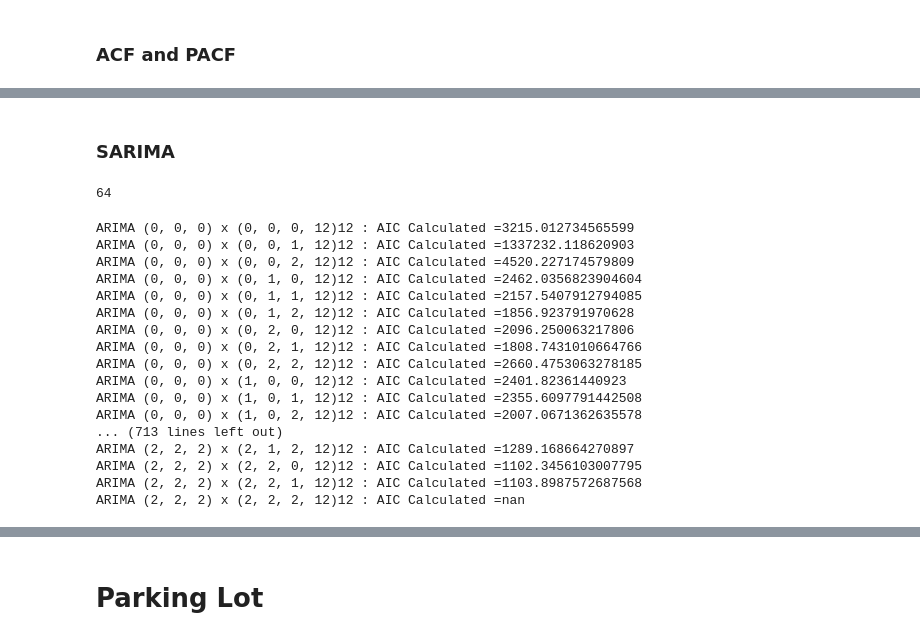
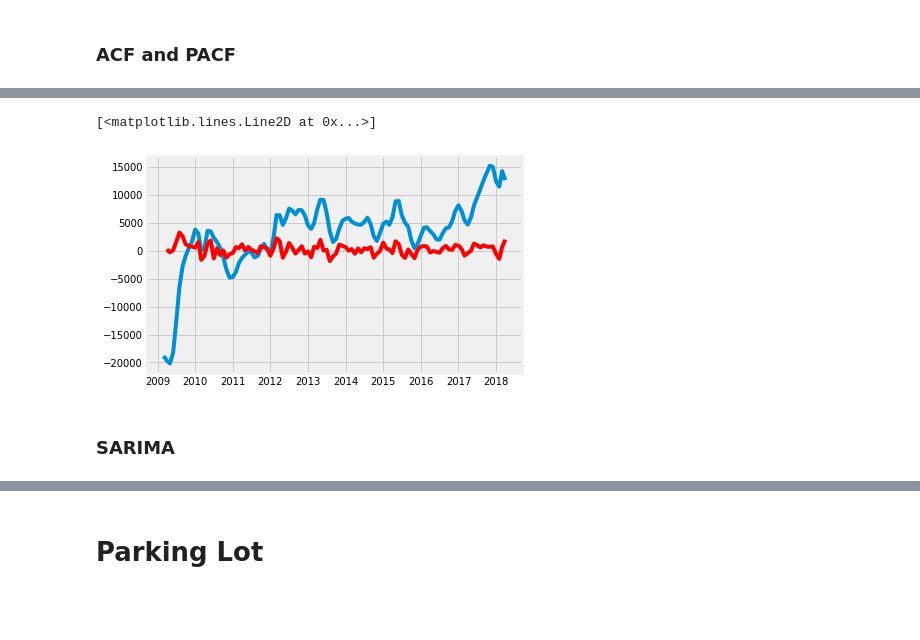
Before and after one commit to rab175/dsc-mod-4-project-online-ds-pt-071519, a Jupyter notebook: Mod 4 Project Notebook.ipynb, the cells around one changed output, grey strips where cells are left out. Cells and saved outputs as stored; diff of their text form; code cells hidden in the pictures; blank space fills up the shorter version.

```diff
--- a/Mod 4 Project Notebook.ipynb
+++ b/Mod 4 Project Notebook.ipynb
@@ -994,50 +1079,42 @@ plot_pacf(wh_ts,ax=ax, lags=40);
+# %%
+model = ARIMA(sj_roll_3.dropna(), order=(0, 1, 1))
+results_AR = model.fit(disp=-1)
+plt.plot(sj_roll_3)
+plt.plot(results_AR.fittedvalues, color='red')
+# plt.title('RSS: %.4f'% sum((results_AR.fittedvalues-ts_log_diff)**2))
+# %% [output]
+[<matplotlib.lines.Line2D at 0x...>]
+[figure, added]
 # %% [markdown]
 ### SARIMA
-# %%
-2**6
-# %% [output]
-64
 # %%
-# Define the p, d and q parameters to take any value between 0 and 2
-p = d = q = range(0, 3)
+def SARIMA_iterator(ts, order=2):
 
-# Generate all different combinations of p, q and q triplets
-pdq = list(itertools.product(p, d, q))
+    # Define the p, d and q parameters to take any value between 0 and 2
+    p = d = q = range(0, order)
 
-# Generate all different combinations of seasonal p, q and q triplets
-pdqs = [(x[0], x[1], x[2], 12) for x in list(itertools.product(p, d, q))]
+    # Generate all different combinations of p, q and q triplets
+    pdq = list(itertools.product(p, d, q))
 
-# Run a grid with pdq and seasonal pdq parameters calculated above and get the best AIC value
-ans = []
-for comb in pdq:
-    for combs in pdqs:
-        try:
-            mod = sm.tsa.statespace.SARIMAX(sj_ts,
-                                            order=comb,
-                                            seasonal_order=combs,
-                                            enforce_stationarity=False,
-                                            enforce_invertibility=False)
+    # Generate all different combinations of seasonal p, q and q triplets
+    pdqs = [(x[0], x[1], x[2], 12) for x in list(itertools.product(p, d, q))]
 
-            output = mod.fit()
-            ans.append([comb, combs, output.aic])
-            print('ARIMA {} x {}12 : AIC Calculated ={}'.format(comb, combs, output.aic))
-        except:
-            continue
+    # Run a grid with pdq and seasonal pdq parameters calculated above and get the best AIC value
+    ans = []
+    for comb in pdq:
+        for combs in pdqs:
+            try:
+                mod = sm.tsa.statespace.SARIMAX(ts,
+                                                order=comb,
+                                                seasonal_order=combs,
+                                                enforce_stationarity=False,
+                                                enforce_invertibility=False)
+
+                output = mod.fit()
+                ans.append([comb, combs, output.aic])
+#                 print('ARIMA {} x {}12 : AIC Calculated ={}'.format(comb, combs, output.aic))
+            except:
+                continue
+
+    ans_df = pd.DataFrame(ans, columns=['pdq', 'pdqs', 'aic'])
+    display(ans_df.loc[ans_df['aic'].idxmin()])
-# %% [output]
-ARIMA (0, 0, 0) x (0, 0, 0, 12)12 : AIC Calculated =3215.012734565599
-ARIMA (0, 0, 0) x (0, 0, 1, 12)12 : AIC Calculated =1337232.118620903
-ARIMA (0, 0, 0) x (0, 0, 2, 12)12 : AIC Calculated =4520.227174579809
-ARIMA (0, 0, 0) x (0, 1, 0, 12)12 : AIC Calculated =2462.0356823904604
-ARIMA (0, 0, 0) x (0, 1, 1, 12)12 : AIC Calculated =2157.5407912794085
-ARIMA (0, 0, 0) x (0, 1, 2, 12)12 : AIC Calculated =1856.923791970628
-ARIMA (0, 0, 0) x (0, 2, 0, 12)12 : AIC Calculated =2096.250063217806
-ARIMA (0, 0, 0) x (0, 2, 1, 12)12 : AIC Calculated =1808.7431010664766
-ARIMA (0, 0, 0) x (0, 2, 2, 12)12 : AIC Calculated =2660.4753063278185
-ARIMA (0, 0, 0) x (1, 0, 0, 12)12 : AIC Calculated =2401.82361440923
-ARIMA (0, 0, 0) x (1, 0, 1, 12)12 : AIC Calculated =2355.6097791442508
-ARIMA (0, 0, 0) x (1, 0, 2, 12)12 : AIC Calculated =2007.0671362635578
-... (713 lines left out)
-ARIMA (2, 2, 2) x (2, 1, 2, 12)12 : AIC Calculated =1289.168664270897
-ARIMA (2, 2, 2) x (2, 2, 0, 12)12 : AIC Calculated =1102.3456103007795
-ARIMA (2, 2, 2) x (2, 2, 1, 12)12 : AIC Calculated =1103.8987572687568
-ARIMA (2, 2, 2) x (2, 2, 2, 12)12 : AIC Calculated =nan
```
Also changed, not shown: parts of 38 cells of this notebook.
